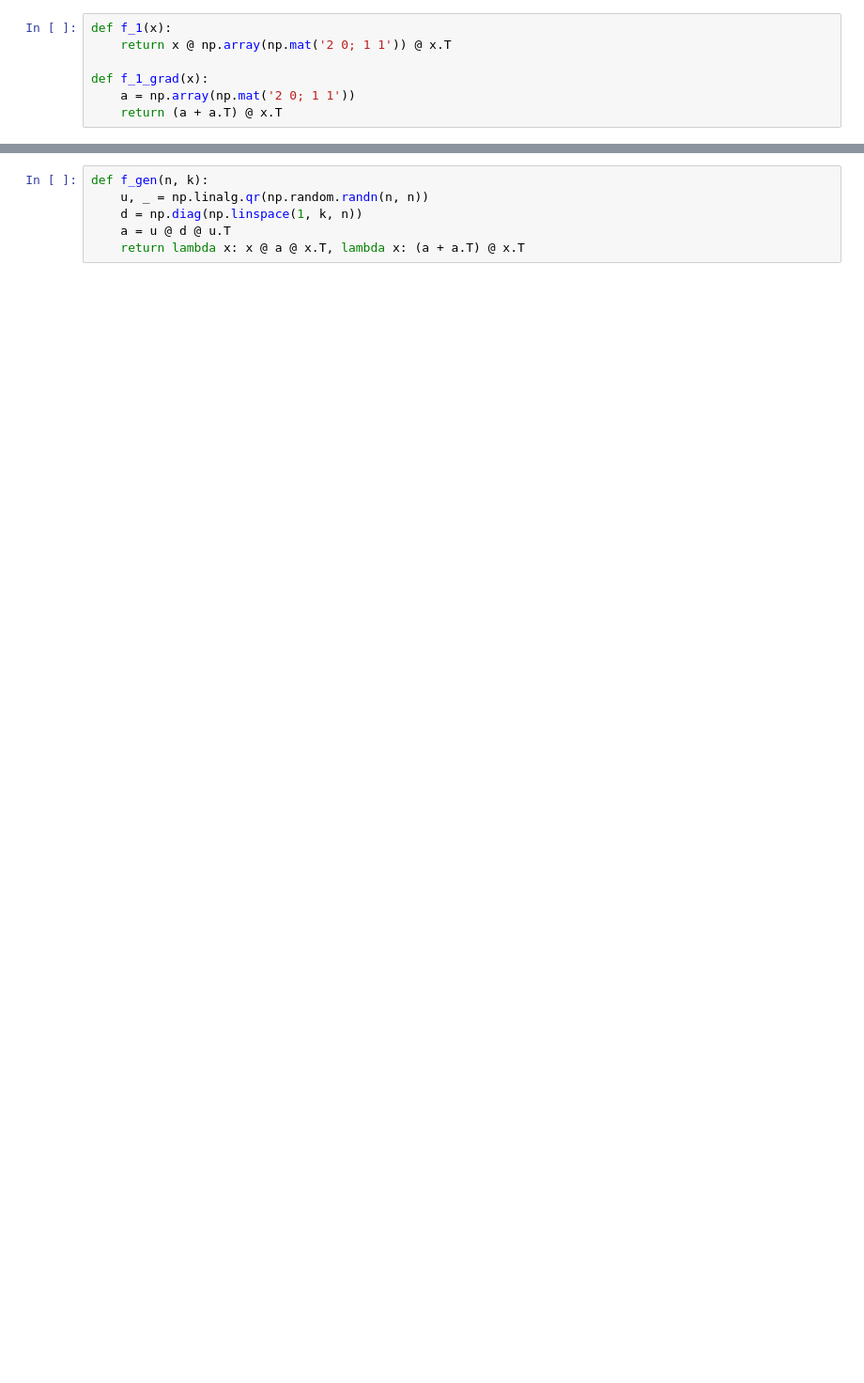
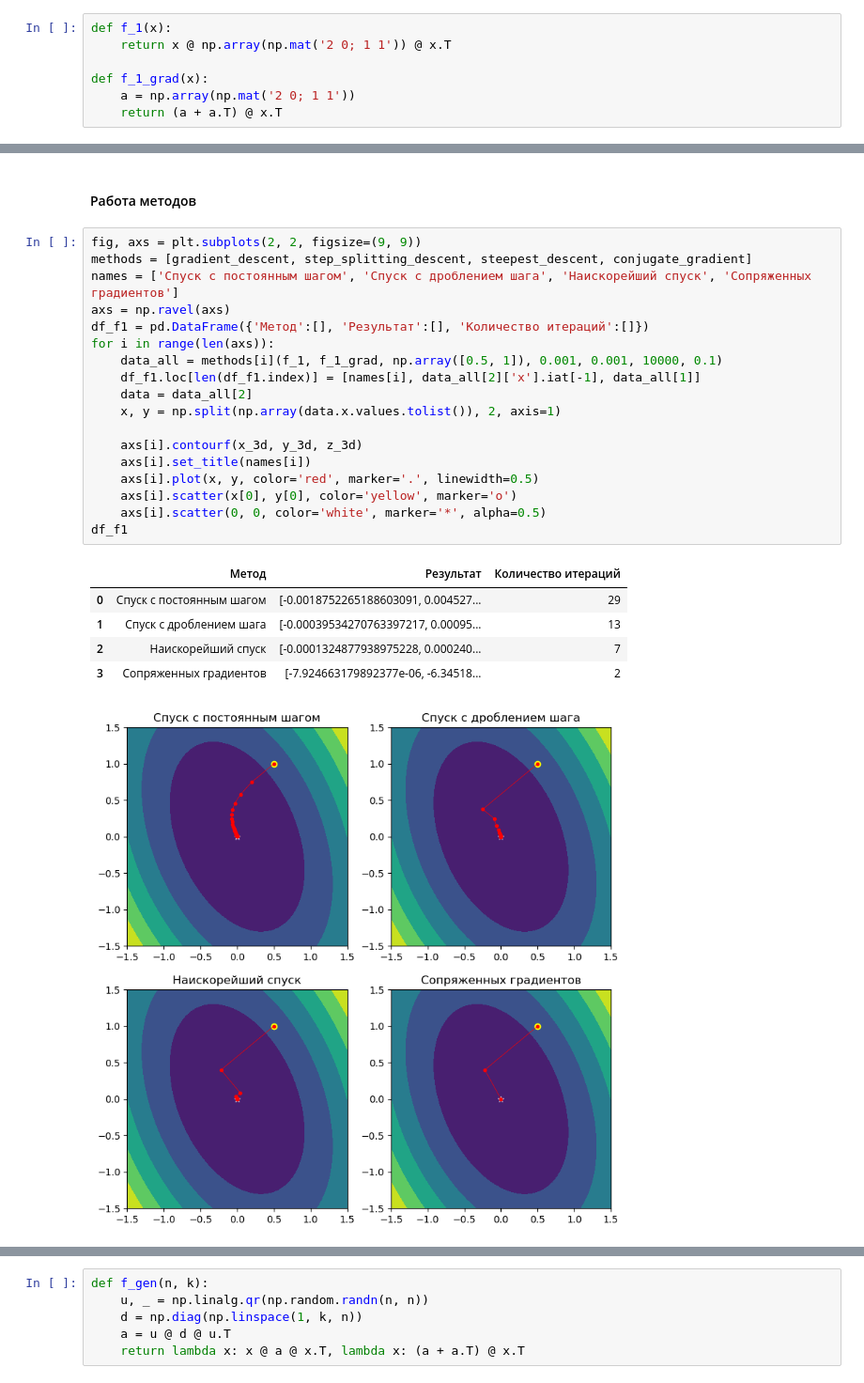
Before and after one commit to alexmoroz002/Appl-Math, a Jupyter notebook: lab-3_am.ipynb, the cells around one changed output, grey strips where cells are left out. Shown at 94% size. Saved outputs shown, nothing was run; the diff lists cells and outputs as text; blank space fills up the shorter version.

```diff
--- a/lab-3_am.ipynb
+++ b/lab-3_am.ipynb
@@ -120,0 +236,28 @@ ax.plot_surface(x2, y2, z2, cmap=plt.cm.viridis, antialiased=True)
+# %% [markdown]
+
+#### Работа методов
+# %%
+fig, axs = plt.subplots(2, 2, figsize=(9, 9))
+methods = [gradient_descent, step_splitting_descent, steepest_descent, conjugate_gradient]
+names = ['Спуск с постоянным шагом', 'Спуск с дроблением шага', 'Наискорейший спуск', 'Сопряженных градиентов']
+axs = np.ravel(axs)
+df_f1 = pd.DataFrame({'Метод':[], 'Результат':[], 'Количество итераций':[]})
+for i in range(len(axs)):
+    data_all = methods[i](f_1, f_1_grad, np.array([0.5, 1]), 0.001, 0.001, 10000, 0.1)
+    df_f1.loc[len(df_f1.index)] = [names[i], data_all[2]['x'].iat[-1], data_all[1]]
+    data = data_all[2]
+    x, y = np.split(np.array(data.x.values.tolist()), 2, axis=1)
+
+    axs[i].contourf(x_3d, y_3d, z_3d)
+    axs[i].set_title(names[i])
+    axs[i].plot(x, y, color='red', marker='.', linewidth=0.5)
+    axs[i].scatter(x[0], y[0], color='yellow', marker='o')
+    axs[i].scatter(0, 0, color='white', marker='*', alpha=0.5)
+df_f1
+# %% [output]
+|  | Метод | Результат | Количество итераций |
+| 0 | Спуск с постоянным шагом | [-0.0018752265188603091, 0.004527... | 29 |
+| 1 | Спуск с дроблением шага | [-0.00039534270763397217, 0.00095... | 13 |
+| 2 | Наискорейший спуск | [-0.0001324877938975228, 0.000240... | 7 |
+| 3 | Сопряженных градиентов | [-7.924663179892377e-06, -6.34518... | 2 |
+[figure, added]
```
Also changed, not shown: parts of 58 cells of this notebook.
